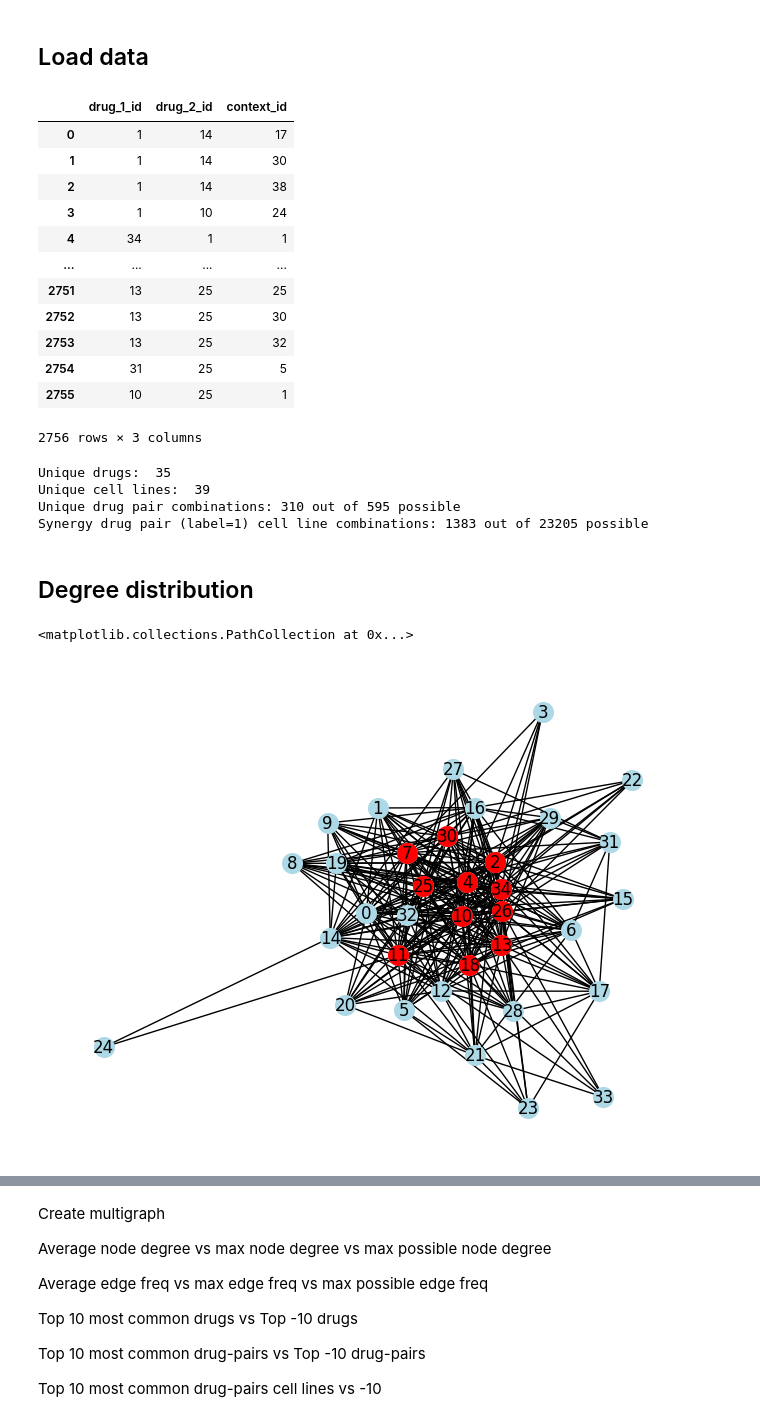
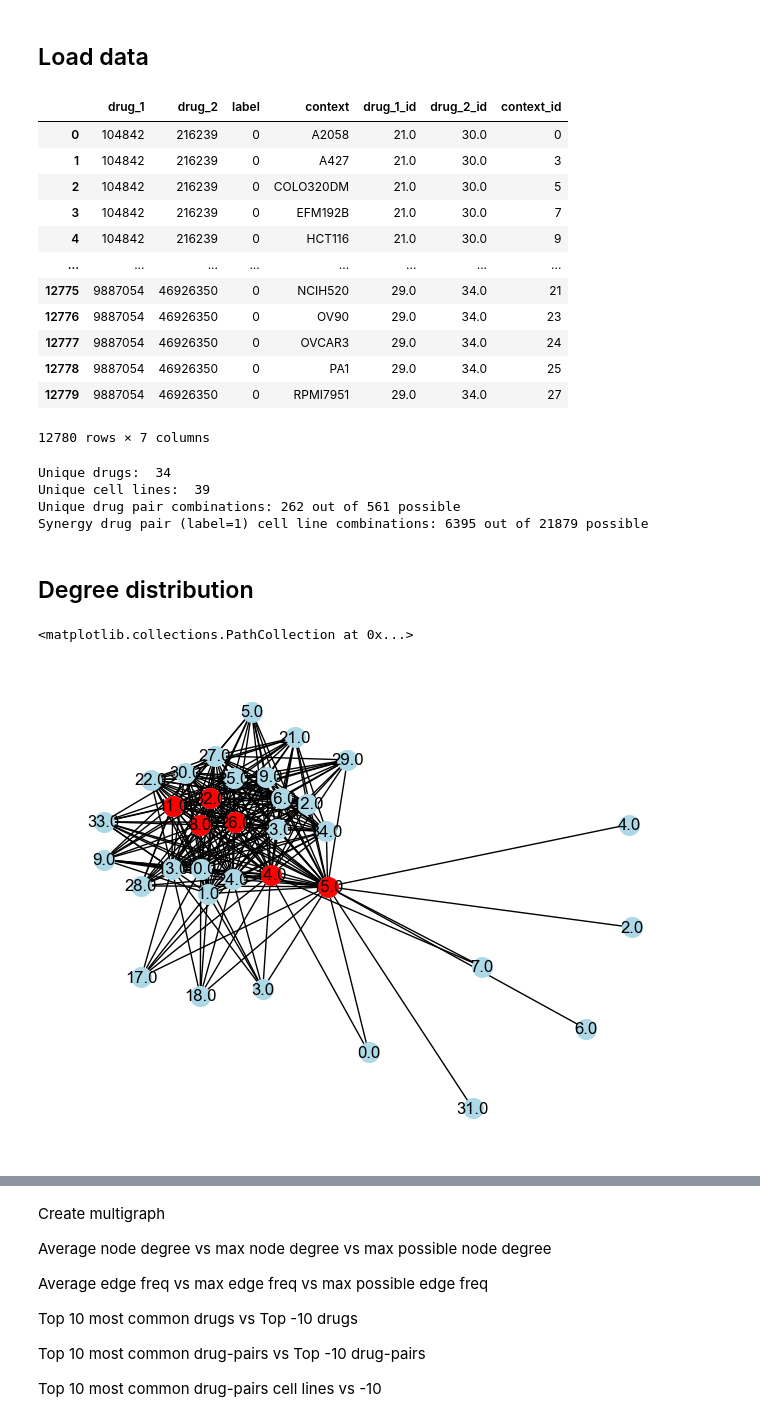
Before and after one commit to Madscba/GRLDrugProp, a Jupyter notebook: eda_rescal.ipynb, the cells around one changed output, grey strips where cells are left out. Saved outputs shown, nothing was run; the diff lists cells and outputs as text; code cells hidden in the pictures.

```diff
--- a/eda_rescal.ipynb
+++ b/eda_rescal.ipynb
@@ -12,24 +12,24 @@ Get drug names, do this EDA on chemicalX dataset also, investigate most common d
 # %%
 import pandas as pd
 from graph_package.configs.directories import Directories
 
-path = Directories.DATA_PATH / 'gold/torchdrug/oneil/oneil.csv'
+path = Directories.DATA_PATH / 'gold/chemicalx/oneil/oneil.csv'
 df = pd.read_csv(path)
 df.head(-10)
 # %% [output]
-|  | drug_1_id | drug_2_id | context_id |
-| 0 | 1 | 14 | 17 |
-| 1 | 1 | 14 | 30 |
-| 2 | 1 | 14 | 38 |
-| 3 | 1 | 10 | 24 |
-| 4 | 34 | 1 | 1 |
-| ... | ... | ... | ... |
-| 2751 | 13 | 25 | 25 |
-| 2752 | 13 | 25 | 30 |
-| 2753 | 13 | 25 | 32 |
-| 2754 | 31 | 25 | 5 |
-| 2755 | 10 | 25 | 1 |
+|  | drug_1 | drug_2 | label | context | drug_1_id | drug_2_id | context_id |
+| 0 | 104842 | 216239 | 0 | A2058 | 21.0 | 30.0 | 0 |
+| 1 | 104842 | 216239 | 0 | A427 | 21.0 | 30.0 | 3 |
+| 2 | 104842 | 216239 | 0 | COLO320DM | 21.0 | 30.0 | 5 |
+| 3 | 104842 | 216239 | 0 | EFM192B | 21.0 | 30.0 | 7 |
+| 4 | 104842 | 216239 | 0 | HCT116 | 21.0 | 30.0 | 9 |
+| ... | ... | ... | ... | ... | ... | ... | ... |
+| 12775 | 9887054 | 46926350 | 0 | NCIH520 | 29.0 | 34.0 | 21 |
+| 12776 | 9887054 | 46926350 | 0 | OV90 | 29.0 | 34.0 | 23 |
+| 12777 | 9887054 | 46926350 | 0 | OVCAR3 | 29.0 | 34.0 | 24 |
+| 12778 | 9887054 | 46926350 | 0 | PA1 | 29.0 | 34.0 | 25 |
+| 12779 | 9887054 | 46926350 | 0 | RPMI7951 | 29.0 | 34.0 | 27 |
-2756 rows × 3 columns
+12780 rows × 7 columns
 # %%
 # Download drug and cell line vocab
 import json
@@ -55,10 +55,10 @@ print("Unique cell lines: ", len(unique_cell_lines))
 print("Unique drug pair combinations: {} out of {} possible".format(drug_combinations.drop_duplicates(subset=['drug_1_id','drug_2_id']).shape[0],ncr(len(unique_drugs),2)))
 print("Synergy drug pair (label=1) cell line combinations: {} out of {} possible".format(drug_combinations.shape[0],ncr(len(unique_drugs),2)*len(unique_cell_lines)))
 # %% [output]
-Unique drugs:  35
+Unique drugs:  34
 Unique cell lines:  39
-Unique drug pair combinations: 310 out of 595 possible
-Synergy drug pair (label=1) cell line combinations: 1383 out of 23205 possible
+Unique drug pair combinations: 262 out of 561 possible
+Synergy drug pair (label=1) cell line combinations: 6395 out of 21879 possible
 # %% [markdown]
 ## Degree distribution
 # %%
@@ -76,7 +76,7 @@ high_degree_nodes = [node for node, centrality in degree_centrality.items() if c
 nx.draw_networkx_nodes(G, pos, nodelist=high_degree_nodes, node_size=200, node_color='red')
 # %% [output]
 <matplotlib.collections.PathCollection at 0x...>
-[figure, old version]
+[figure, new version]
 # %%
 # Identify nodes with high degree centrality (top 10)
 top_degree_centrality = sorted(degree_centrality.items(), key=lambda x: x[1], reverse=True)
```
Also changed, not shown: parts of 9 cells of this notebook, 5 other files.
